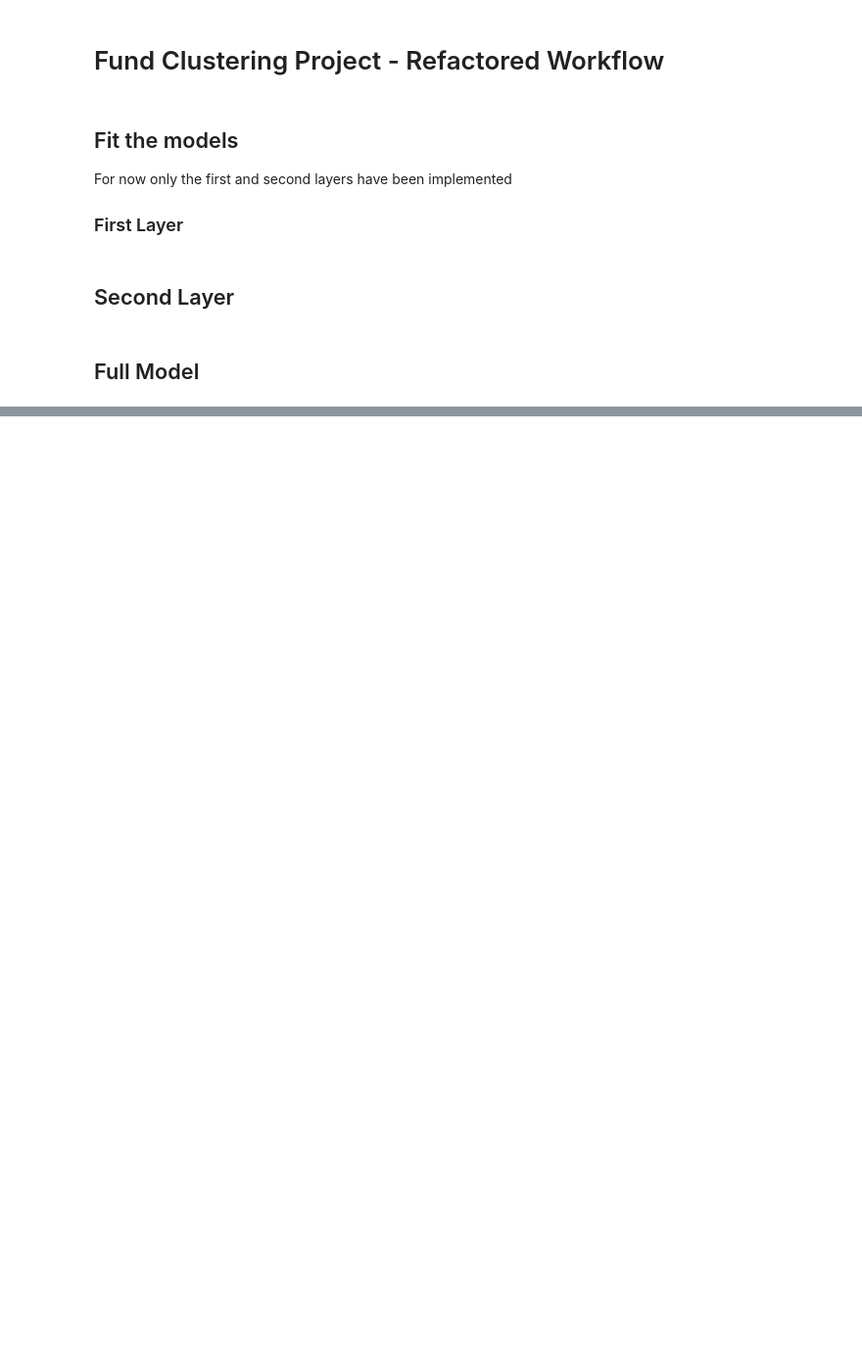
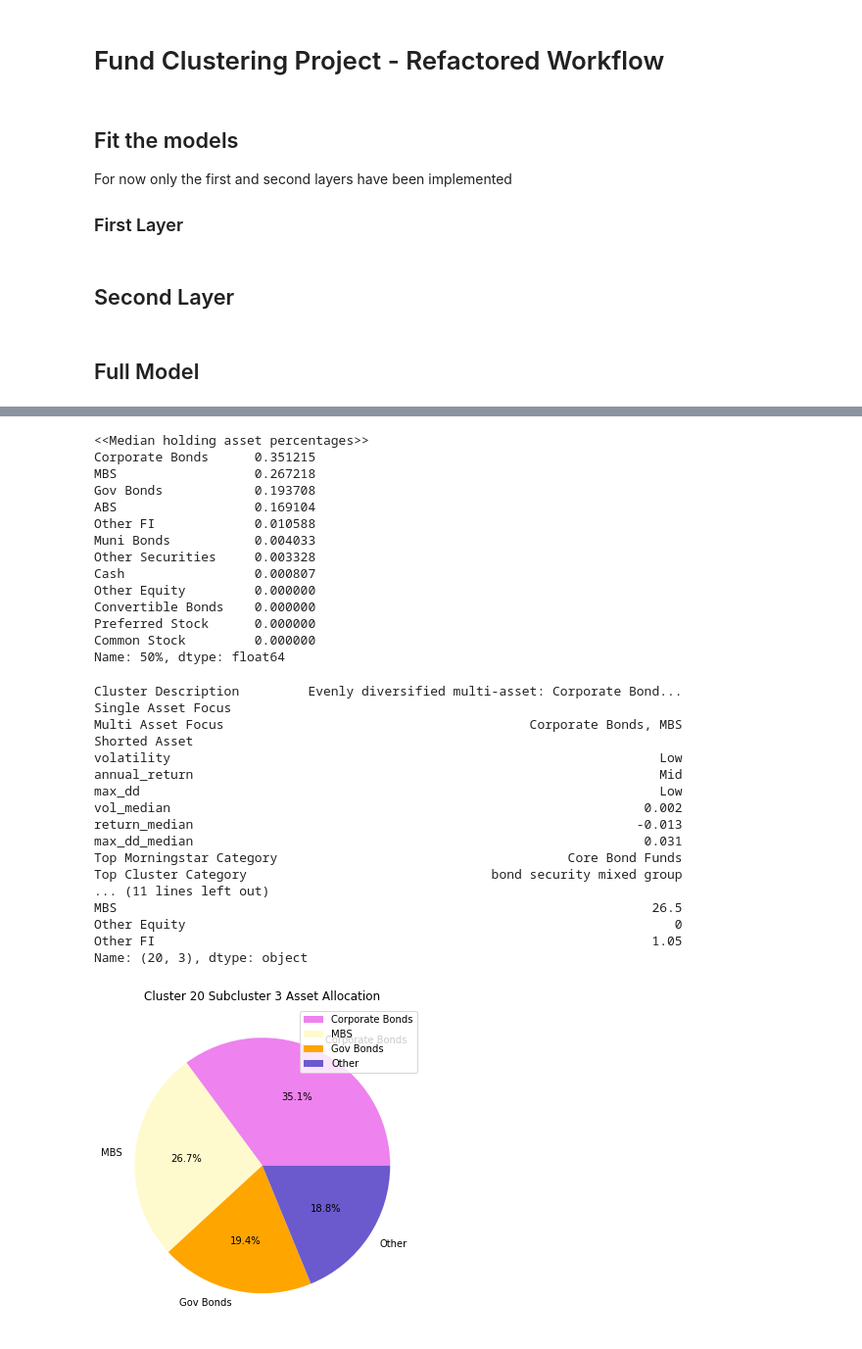
Before and after one commit to glangetasq/FundClustering_Fall2020, a Jupyter notebook: Workflow.ipynb, the cells around one changed output, grey strips where cells are left out. Shown at 98% size. Cells and saved outputs as stored; diff of their text form; code cells hidden in the pictures; blank space fills up the shorter version.

```diff
--- a/Workflow.ipynb
+++ b/Workflow.ipynb
@@ -40,0 +180,10 @@ KeyboardInterrupt:
+# %%
+from Labelling.SubclusterLabelling import SubclusterLabelling
+
+subcluster_label = SubclusterLabelling('DailyReturnSubClustering')
+
+clustering_year = 2018
+
+# need to first set up
+# can only read clustering results from file
+subcluster_label.set_up(clustering_year, file = 'final_output/cluster_result_withsub_2018.csv')
@@ -40,0 +251,36 @@ KeyboardInterrupt:
+# %%
+# Get funds characterisitics based on cluster name provide
+subcluster_label.get_cluster_characteristics(cluster_name=20, subcluster_name=3, pieplot=True)
+# %% [output]
+<<Median holding asset percentages>>
+Corporate Bonds      0.351215
+MBS                  0.267218
+Gov Bonds            0.193708
+ABS                  0.169104
+Other FI             0.010588
+Muni Bonds           0.004033
+Other Securities     0.003328
+Cash                 0.000807
+Other Equity         0.000000
+Convertible Bonds    0.000000
+Preferred Stock      0.000000
+Common Stock         0.000000
+Name: 50%, dtype: float64
+Cluster Description         Evenly diversified multi-asset: Corporate Bond...
+Single Asset Focus
+Multi Asset Focus                                        Corporate Bonds, MBS
+Shorted Asset
+volatility                                                                Low
+annual_return                                                             Mid
+max_dd                                                                    Low
+vol_median                                                              0.002
+return_median                                                          -0.013
+max_dd_median                                                           0.031
+Top Morningstar Category                                      Core Bond Funds
+Top Cluster Category                                bond security mixed group
+... (11 lines left out)
+MBS                                                                      26.5
+Other Equity                                                                0
+Other FI                                                                 1.05
+Name: (20, 3), dtype: object
+[figure, added]
```
Also changed, not shown: parts of 19 cells of this notebook.
